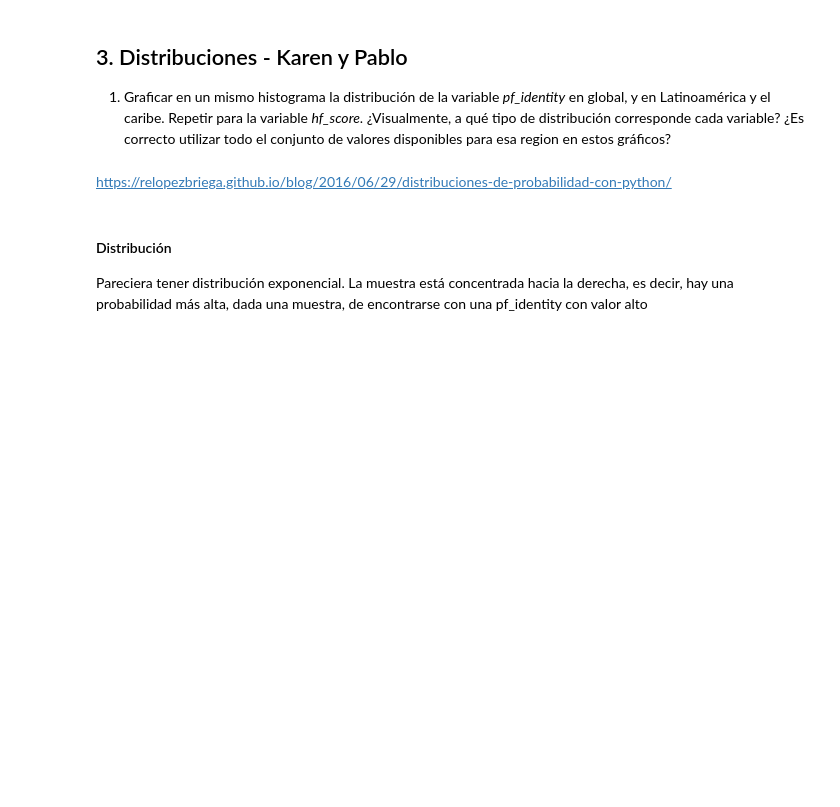
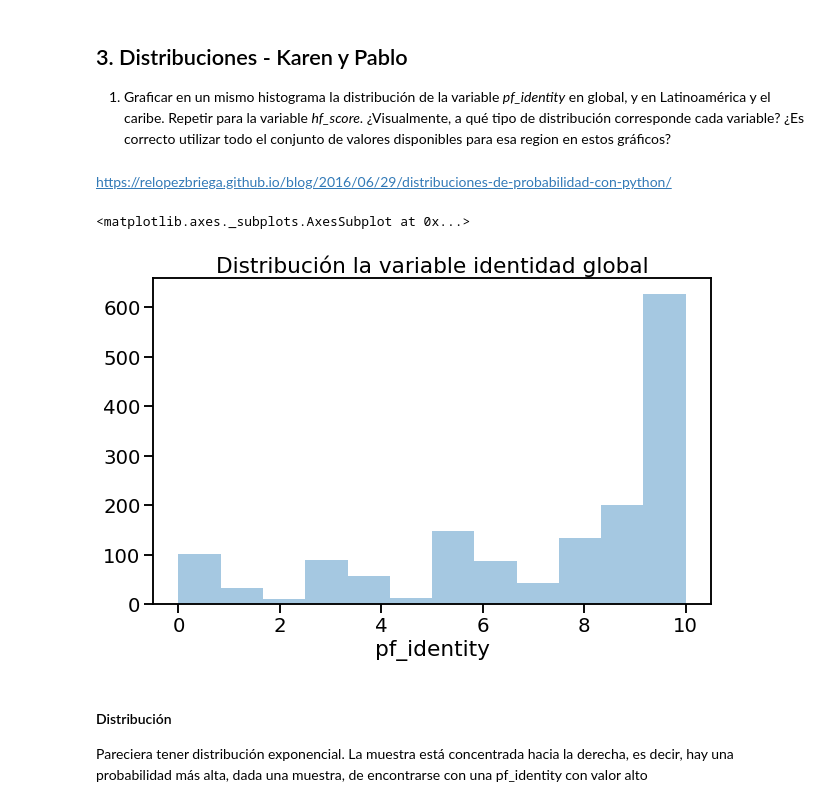
Before and after one commit to diplodatos2020-grupo5/AnalisisyVisualizacion, a Jupyter notebook: practico.ipynb, the cells around one changed output. Saved outputs shown, nothing was run; the diff lists cells and outputs as text; code cells hidden in the pictures; blank space fills up the shorter version.

```diff
--- a/practico.ipynb
+++ b/practico.ipynb
@@ -429,8 +382,11 @@ vz_tend_pf = seaborn.regplot(x="year",y="pf_mean",data = pf_vz)
 https://relopezbriega.github.io/blog/2016/06/29/distribuciones-de-probabilidad-con-python/
 # %%
 plt.figure(figsize=(10,6))
-plt.title('Distribución la variable identidad en la global')
+plt.title('Distribución la variable identidad global')
 seaborn.distplot(dataset_base.pf_identity,kde=False)
+# %% [output]
+<matplotlib.axes._subplots.AxesSubplot at 0x...>
+[figure, added]
 # %% [markdown]
 #### Distribución
 Pareciera tener distribución exponencial.
```
Also changed, not shown: parts of 12 cells of this notebook.
